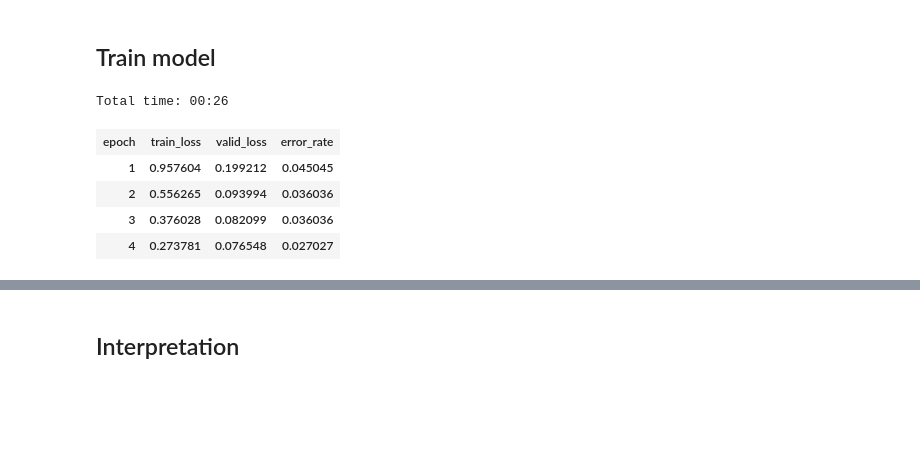
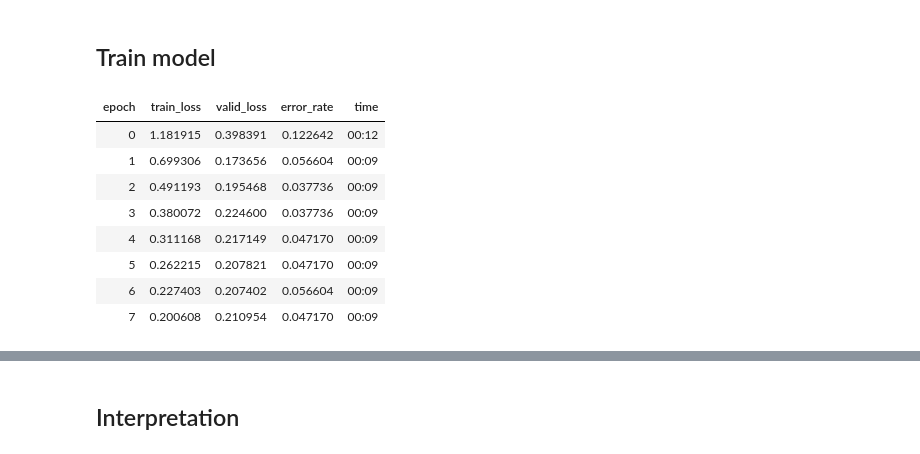
Before and after one commit to yumpy/fastai-course-v3, a Jupyter notebook: notes/dl1/teddy-bear.ipynb, the cells around one changed output, grey strips where cells are left out. Cells and saved outputs as stored; diff of their text form; code cells hidden in the pictures; blank space fills up the shorter version.

```diff
--- a/notes/dl1/teddy-bear.ipynb
+++ b/notes/dl1/teddy-bear.ipynb
@@ -46,3 +16,0 @@ file = 'urls_teddys.csv'
-# %%
-folder = 'grizzly'
-file = 'urls_grizzly.csv'
@@ -51,4 +17,7 @@ You will need to run this cell once per each category.
 # %%
-path = Path('data/bears')
-dest = path/folder
-dest.mkdir(parents=True, exist_ok=True)
+classes = ['black', 'teddys', 'grizzly']
+
+for folder in classes:
+  path = Path('data/bears')
+  dest = path/folder
+  dest.mkdir(parents=True, exist_ok=True)
@@ -73,5 +57,3 @@ fast.ai has a function that allows you to do just that. You just have to specify
 Let's download our images! Notice you can choose a maximum number of images to be downloaded. In this case we will not download all the urls.
 
 You will need to run this line once for every category.
-# %%
-classes = ['teddys','grizzly','black']
@@ -86,3 +60,8 @@ download_images(path/file, dest, max_pics=20, max_workers=0)
+# %%
+for classname in classes:
+  path = Path('data/bears')
+  file = 'urls_' + classname + '.csv'
+  download_images(path/file, path/classname, max_pics=200)
 # %% [markdown]
 Then we can remove any images that can't be opened:
 # %%
@@ -162,14 +98,17 @@ data.classes, data.c, len(data.train_ds), len(data.valid_ds)
 # %%
 learn = cnn_learner(data, models.resnet34, metrics=error_rate)
 # %%
-learn.fit_one_cycle(4)
+learn.fit_one_cycle(8)
 # %% [output]
-Total time: 00:26
-| epoch | train_loss | valid_loss | error_rate |
-| 1 | 0.957604 | 0.199212 | 0.045045 |
-| 2 | 0.556265 | 0.093994 | 0.036036 |
-| 3 | 0.376028 | 0.082099 | 0.036036 |
-| 4 | 0.273781 | 0.076548 | 0.027027 |
+| epoch | train_loss | valid_loss | error_rate | time |
+| 0 | 1.181915 | 0.398391 | 0.122642 | 00:12 |
+| 1 | 0.699306 | 0.173656 | 0.056604 | 00:09 |
+| 2 | 0.491193 | 0.195468 | 0.037736 | 00:09 |
+| 3 | 0.380072 | 0.224600 | 0.037736 | 00:09 |
+| 4 | 0.311168 | 0.217149 | 0.047170 | 00:09 |
+| 5 | 0.262215 | 0.207821 | 0.047170 | 00:09 |
+| 6 | 0.227403 | 0.207402 | 0.056604 | 00:09 |
+| 7 | 0.200608 | 0.210954 | 0.047170 | 00:09 |
 # %%
 learn.save('stage-1')
 # %%
```
Also changed, not shown: parts of 28 cells of this notebook.
